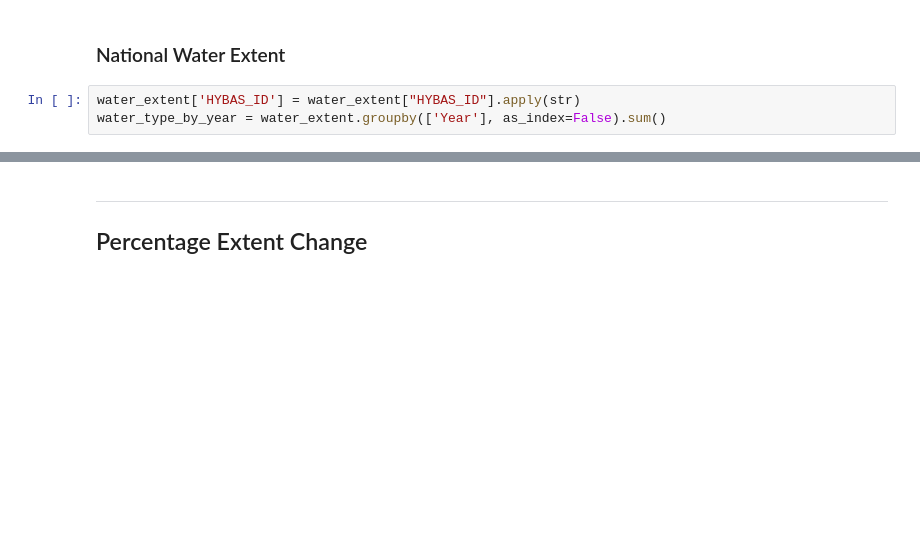
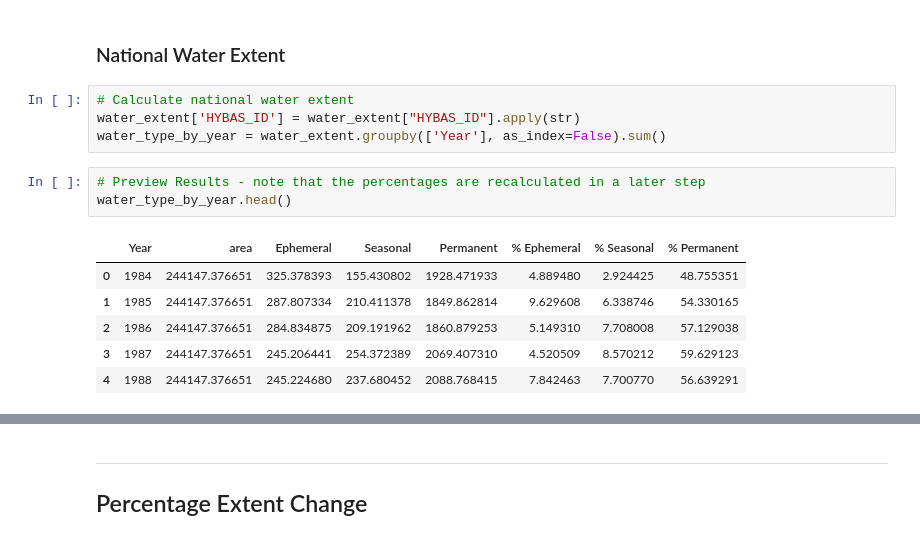
Before and after one commit to datasciencecampus/sdg_661_analysis_and_reporting, a Jupyter notebook: UK_reporting.ipynb, the cells around one changed output, grey strips where cells are left out. Drawn from its saved outputs; the diff is of its cells as text; blank space fills up the shorter version.

```diff
--- a/UK_reporting.ipynb
+++ b/UK_reporting.ipynb
@@ -77,6 +176,17 @@ water_extent[['% Ephemeral', '% Seasonal', '% Permanent']] = water_extent[['Ephe
 # %% [markdown]
 ### National Water Extent
 # %%
+# Calculate national water extent
 water_extent['HYBAS_ID'] = water_extent["HYBAS_ID"].apply(str)
 water_type_by_year = water_extent.groupby(['Year'], as_index=False).sum()
+# %%
+# Preview Results - note that the percentages are recalculated in a later step
+water_type_by_year.head()
+# %% [output]
+|  | Year | area | Ephemeral | Seasonal | Permanent | % Ephemeral | % Seasonal | % Permanent |
+| 0 | 1984 | 244147.376651 | 325.378393 | 155.430802 | 1928.471933 | 4.889480 | 2.924425 | 48.755351 |
+| 1 | 1985 | 244147.376651 | 287.807334 | 210.411378 | 1849.862814 | 9.629608 | 6.338746 | 54.330165 |
+| 2 | 1986 | 244147.376651 | 284.834875 | 209.191962 | 1860.879253 | 5.149310 | 7.708008 | 57.129038 |
+| 3 | 1987 | 244147.376651 | 245.206441 | 254.372389 | 2069.407310 | 4.520509 | 8.570212 | 59.629123 |
+| 4 | 1988 | 244147.376651 | 245.224680 | 237.680452 | 2088.768415 | 7.842463 | 7.700770 | 56.639291 |
 # %%
```
Also changed, not shown: parts of 45 cells of this notebook, 2 other files.
